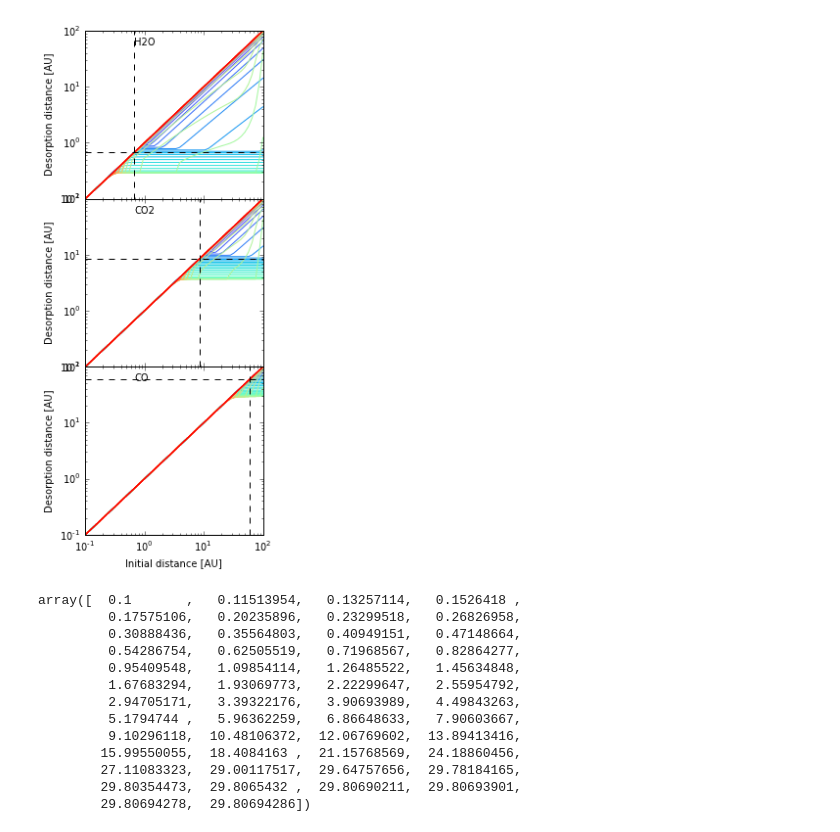
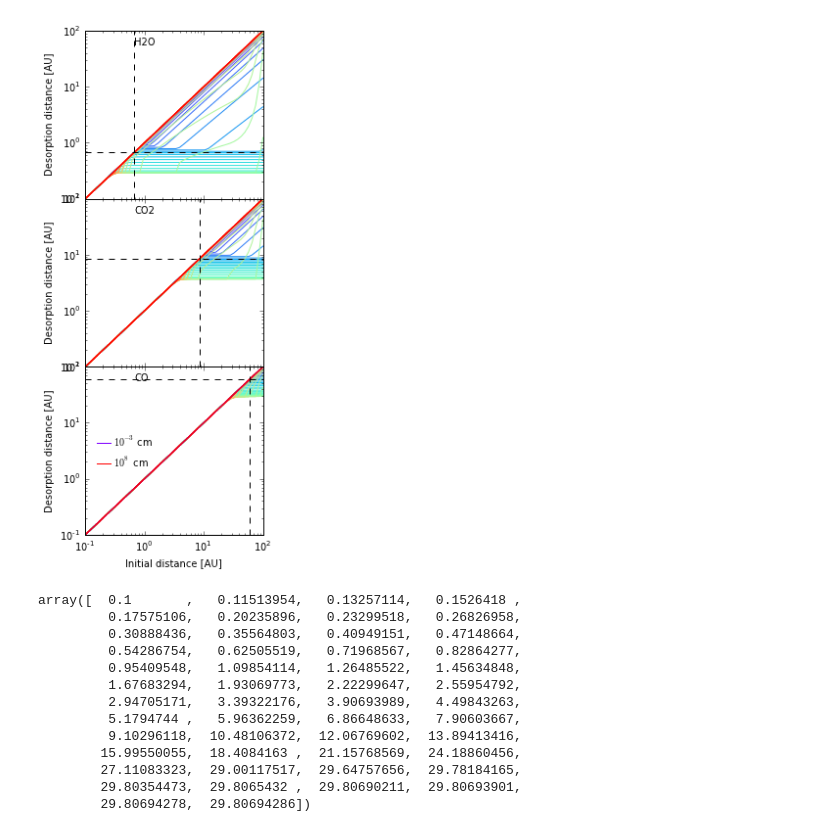
Before and after one commit to apiso/Thesis, a Jupyter notebook: python/more_snowline_plots.ipynb, the cells around one changed output. Drawn from its saved outputs; the diff is of its cells as text; code cells hidden in the pictures.

```diff
--- a/python/more_snowline_plots.ipynb
+++ b/python/more_snowline_plots.ipynb
@@ -23,10 +23,13 @@ f, (ax1, ax2, ax3) = plt.subplots(3, sharex = True, figsize = (3.5, 8))
 
 rnb = linspace(0, 256, len(s))
 
-for i in range(len(s)):
+for i in range(0, len(s)):
     ax1.loglog(a, arrayH2O[i], c = cm.rainbow(int(rnb[i])))
     ax2.loglog(a, arrayCO2[i], c = cm.rainbow(int(rnb[i])))
     ax3.loglog(a, arrayCO[i], c = cm.rainbow(int(rnb[i])))
+
+ax3.loglog(a, arrayCO[0], c = cm.rainbow(int(rnb[0])), label = r'$10^{-3}$ cm')
+ax3.loglog(a, arrayCO[-1], c = cm.rainbow(int(rnb[-1])), label = r'$10^8$ cm')
 #x = range(13) + range(20,50)
 #for i in range(13, 20):
 #    ax3.loglog(a[40:], arrayCO[i][40:], c = cm.rainbow(int(rnb[i])))
@@ -35,35 +38,36 @@ for i in range(len(s)):
     #ax3.loglog(a, arrayCO[i], c = cm.rainbow(int(rnb[i])))
 
 
 #ax3.set_xlim(xmin = 0.3)
 ax1.set_ylabel('Desorption distance [AU]')
 ax2.set_ylabel('Desorption distance [AU]')
 ax3.set_ylabel('Desorption distance [AU]')
 ax3.set_xlabel('Initial distance [AU]')
 
 ax1.axhline(y = rfreeze_H2O, ls = '--', c = 'black')
 ax2.axhline(y = rfreeze_CO2, ls = '--', c = 'black')
 ax3.axhline(y = rfreeze_CO, ls = '--', c = 'black')
 
 ax1.axvline(x = rfreeze_H2O, ls = '--', c = 'black')
 ax2.axvline(x = rfreeze_CO2, ls = '--', c = 'black')
 ax3.axvline(x = rfreeze_CO, ls = '--', c = 'black')
 
 ax1.text(0.7, 55, 'H2O')
 ax2.text(0.7, 55, 'CO2')
 ax3.text(0.7, 55, 'CO')
 
 ax1.set_ylim(ymin = 0.1, ymax = 1e2)
 ax2.set_ylim(ymin = 0.1, ymax = 1e2)
 ax3.set_ylim(ymin = 0.1, ymax = 1e2)
+ax3.legend(frameon = False, loc = 6, handletextpad = 0, prop = {'size':10})
 #ax3.set_xlim(xmin = 20)
 
 plt.tight_layout()
 f.subplots_adjust(hspace = 0)
 
-#plt.savefig('desorption_distance_many_new.pdf')
+plt.savefig('desorption_distance_many_new_2.pdf')
 # %% [output]
-[figure, old version]
+[figure, new version]
 # %%
 arrayCO[27]
 # %% [output]
```
Also changed, not shown: 5 other files.
